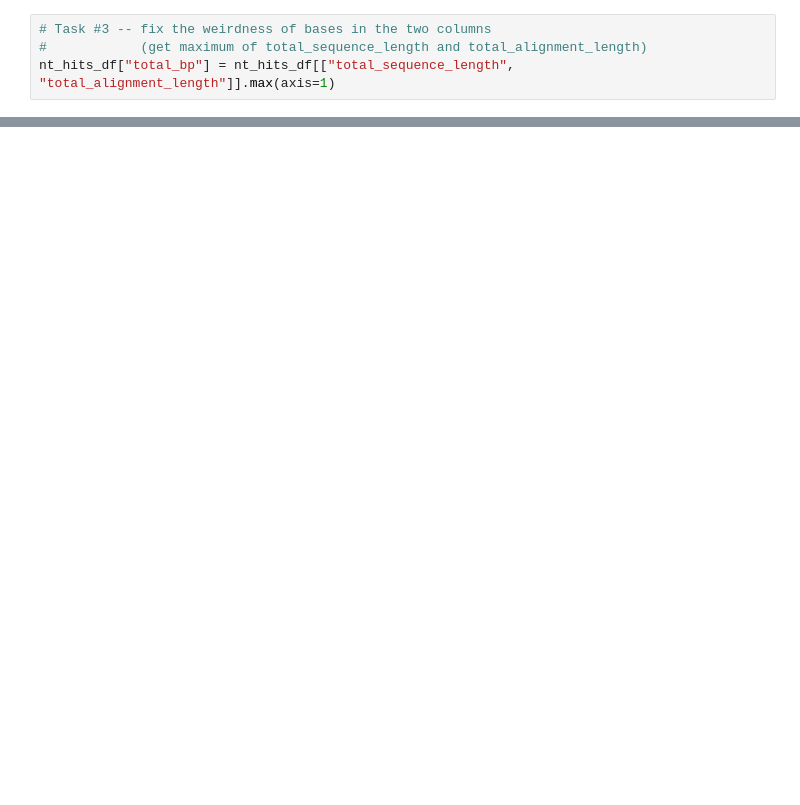
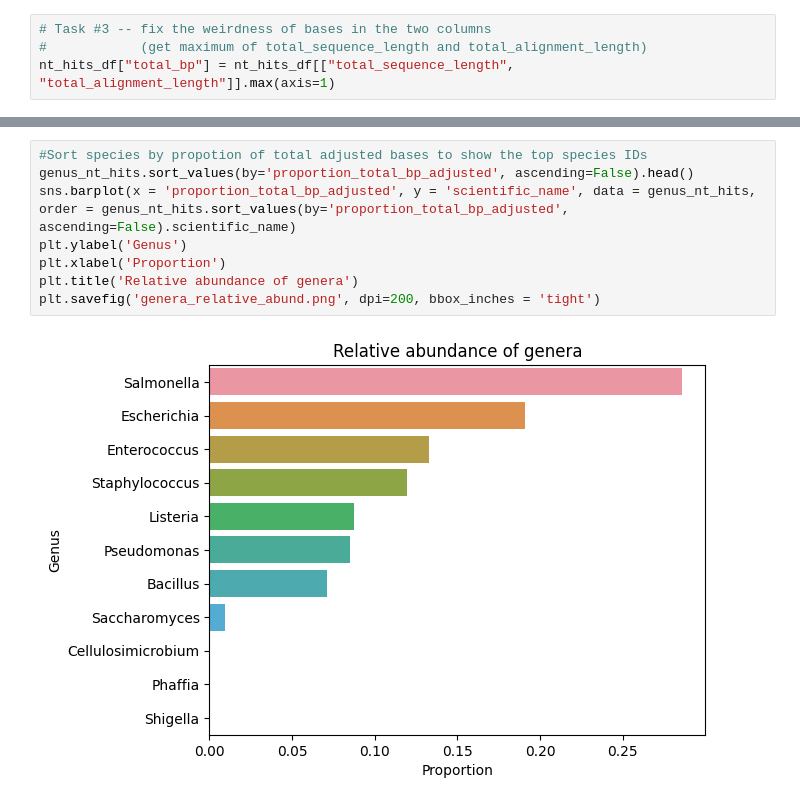
Before and after one commit to katrinakalantar/czid-prototype-ont-pipeline, a Jupyter notebook: supplementary_scripts/computing_benchmark_metrics.ipynb, the cells around one changed output, grey strips where cells are left out. Saved outputs shown, nothing was run; the diff lists cells and outputs as text; blank space fills up the shorter version.

```diff
--- a/supplementary_scripts/computing_benchmark_metrics.ipynb
+++ b/supplementary_scripts/computing_benchmark_metrics.ipynb
@@ -117,0 +163,10 @@ species_nt_hits.to_csv("species_nt_hits.csv")
+# %%
+#Sort species by propotion of total adjusted bases to show the top species IDs
+genus_nt_hits.sort_values(by='proportion_total_bp_adjusted', ascending=False).head()
+sns.barplot(x = 'proportion_total_bp_adjusted', y = 'scientific_name', data = genus_nt_hits, order = genus_nt_hits.sort_values(by='proportion_total_bp_adjusted', ascending=False).scientific_name)
+plt.ylabel('Genus')
+plt.xlabel('Proportion')
+plt.title('Relative abundance of genera')
+plt.savefig('genera_relative_abund.png', dpi=200, bbox_inches = 'tight')
+# %% [output]
+[figure, added]
```
Also changed, not shown: parts of 14 cells of this notebook, 33 other files.
